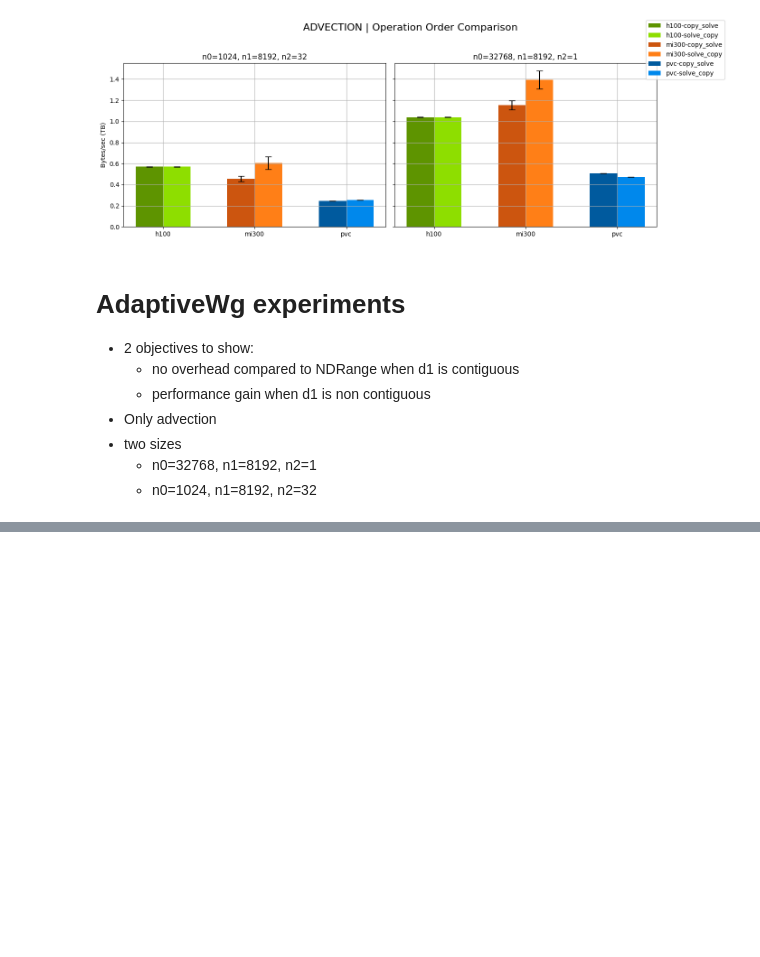
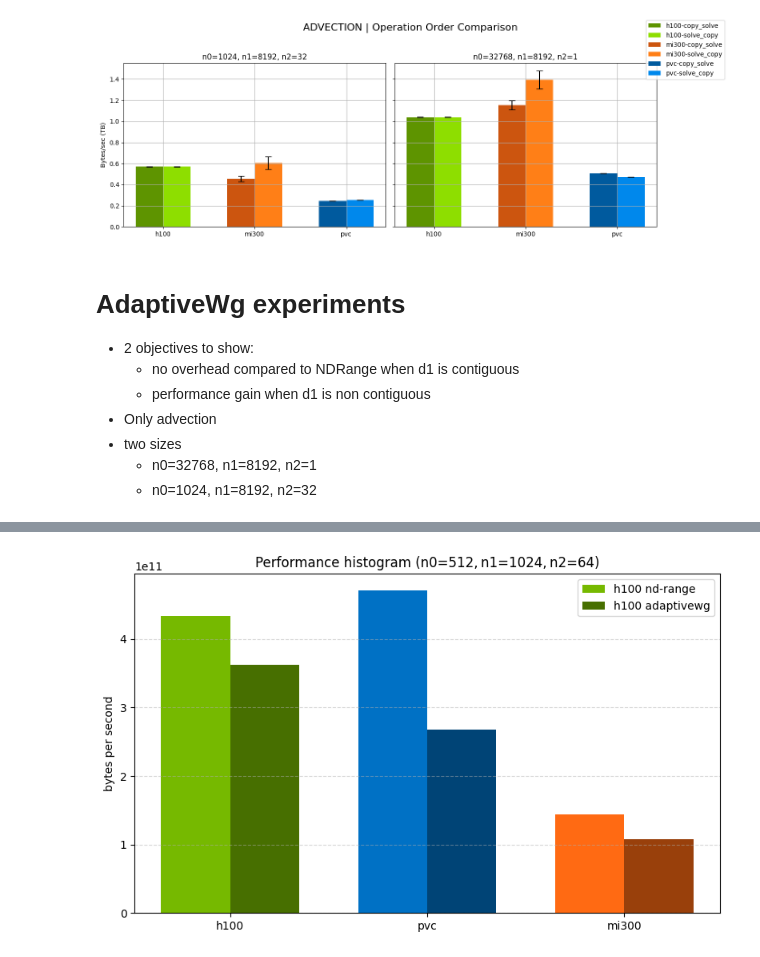
Before and after one commit to Aympab/phd-experiments, a Jupyter notebook: out/diag.ipynb, the cells around one changed output, grey strips where cells are left out. Cells and saved outputs as stored; diff of their text form; code cells hidden in the pictures; blank space fills up the shorter version.

```diff
--- a/out/diag.ipynb
+++ b/out/diag.ipynb
@@ -257,3 +257,92 @@ else:
 - two sizes
     - n0=32768, n1=8192, n2=1
     - n0=1024, n1=8192, n2=32
+# %%
+import json
+import glob
+import os
+import pandas as pd
+import matplotlib.pyplot as plt
+import numpy as np
+import matplotlib.colors as mcolors
+
+# hardware color mapping
+hw_colors = {
+    'h100': '#76B900',
+    'pvc': '#0071C5',
+    'mi300': '#FF6A13'
+}
+# how much darker for adaptivewg
+shade_factor = 0.6
+
+# load all JSONs in folder
+data = []
+
+for filepath in glob.glob('/home/ac.amillan/source/phd-experiments/out/adaptive_wg/advection_*_dpcpp.json'):
+    fname = os.path.basename(filepath)
+    hw = fname.split('_')[1]  # after 'advection_' and before '_dpcpp.json'
+    with open(filepath) as f:
+        j = json.load(f)
+    for b in j['benchmarks']:
+        if b['aggregate_name'] == 'mean':
+            data.append({
+                'hardware': hw,
+                'n0': b['n0'],
+                'n1': b['n1'],
+                'n2': b['n2'],
+                'kernel_id': int(b['kernel_id']),
+                'bytes_per_second': b['bytes_per_second'],
+                'stddev': None  # to be filled from stddev entry
+            })
+        elif b['aggregate_name'] == 'stddev':
+            # find corresponding mean entry in data to attach stddev
+            for entry in reversed(data):
+                if (entry['hardware'] == hw and
+                    entry['n0']==b['n0'] and
+                    entry['n1']==b['n1'] and
+                    entry['n2']==b['n2'] and
+                    entry['kernel_id'] == int(b['kernel_id'])):
+                    entry['stddev'] = b['real_time']  # time stddev in ms?
+                    break
+
+df = pd.DataFrame(data)
+# print(df)
+# group by unique sizes
+sizes = df[['n0','n1','n2']].drop_duplicates().sort_values(['n0','n1','n2']).values
+
+for n0, n1, n2 in sizes:
+    df_size = df[(df.n0==n0)&(df.n1==n1)&(df.n2==n2)]
+    hw_list = sorted(df_size['hardware'].unique(), key=lambda x: list(hw_colors).index(x))
+    x = np.arange(len(hw_list))
+    width = 0.35
+
+    fig, ax = plt.subplots(figsize=(8,5))
+    for i, hw in enumerate(hw_list):
+        for k_id, offset, label in [(0, -width/2, 'nd-range'), (1, width/2, 'adaptivewg')]:
+            row = df_size[(df_size.hardware == hw) & (df_size.kernel_id == k_id)]
+            if row.empty:
+                continue
+            y = row['bytes_per_second'].values[0]
+            stddev = row['stddev'].values[0]
+            yerr = stddev if stddev is not None else None
+            base_color = hw_colors[hw]
+            if k_id == 0:
+                color = base_color
+            else:
+                rgb = np.array(mcolors.to_rgb(base_color))
+                color = rgb * shade_factor
+            ax.bar(x[i] + offset, y,
+                   width, label=f'{hw} {label}' if i == 0 else "",
+                   color=color, yerr=yerr, capsize=3)
+
+    ax.set_xticks(x)
+    ax.set_xticklabels(hw_list)
+    ax.set_ylabel('bytes per second')
+    ax.set_title(f'Performance histogram (n0={int(n0)}, n1={int(n1)}, n2={int(n2)})')
+    ax.legend()
+    ax.grid(axis='y', linestyle='--', alpha=0.5)
+    plt.tight_layout()
+    outname = f'bytes_per_sec_hist_n0_{int(n0)}_n1_{int(n1)}_n2_{int(n2)}.png'
+    fig.savefig(f"{outname}.pdf", dpi=300)
+    print(f'Saved {outname}')
+# %% [output]
@@ -259,0 +351 @@ else:
+[figure, added]
```
Also changed, not shown: parts of 1 cell of this notebook, 2 other files.
